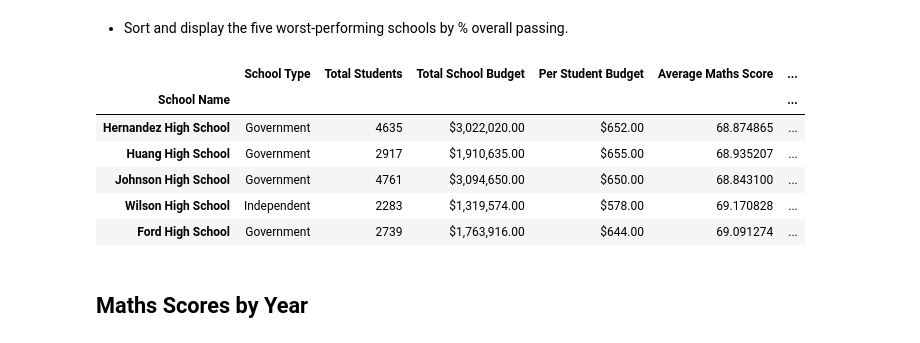
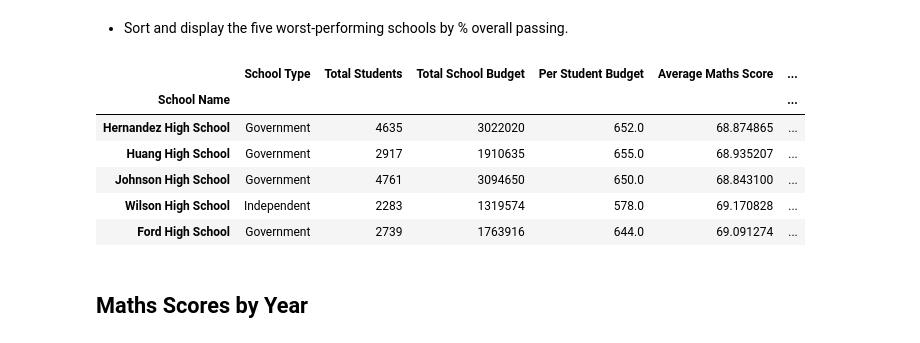
Before and after one commit to KTamas03/pandas-challenge, a Jupyter notebook: PyCitySchools/PyCitySchools_KTamas.ipynb, the cells around one changed output. Saved outputs shown, nothing was run; the diff lists cells and outputs as text; code cells hidden in the pictures.

```diff
--- a/PyCitySchools/PyCitySchools_KTamas.ipynb
+++ b/PyCitySchools/PyCitySchools_KTamas.ipynb
@@ -203,18 +196,18 @@ df_school_summary.head()
 ## Bottom Performing Schools (By % Overall Passing)
 # %% [markdown]
 * Sort and display the five worst-performing schools by % overall passing.
-# %%
-df_school_summary = df_school_summary.sort_values("% Overall Passing")
-df_school_summary.head()
-#save new dataframe "bottom_schools"
-# %% [output]
-|  | School Type | Total Students | Total School Budget | Per Student Budget | Average Maths Score | ... |
-| School Name |  |  |  |  |  | ... |
-| Hernandez High School | Government | 4635 | $3,022,020.00 | $652.00 | 68.874865 | ... |
-| Huang High School | Government | 2917 | $1,910,635.00 | $655.00 | 68.935207 | ... |
-| Johnson High School | Government | 4761 | $3,094,650.00 | $650.00 | 68.843100 | ... |
-| Wilson High School | Independent | 2283 | $1,319,574.00 | $578.00 | 69.170828 | ... |
-| Ford High School | Government | 2739 | $1,763,916.00 | $644.00 | 69.091274 | ... |
+# %%
+#create new dataframe "bottom_schools"
+df_bottom_schools = df_per_school_summary.sort_values("% Overall Passing")
+df_bottom_schools.head()
+# %% [output]
+|  | School Type | Total Students | Total School Budget | Per Student Budget | Average Maths Score | ... |
+| School Name |  |  |  |  |  | ... |
+| Hernandez High School | Government | 4635 | 3022020 | 652.0 | 68.874865 | ... |
+| Huang High School | Government | 2917 | 1910635 | 655.0 | 68.935207 | ... |
+| Johnson High School | Government | 4761 | 3094650 | 650.0 | 68.843100 | ... |
+| Wilson High School | Independent | 2283 | 1319574 | 578.0 | 69.170828 | ... |
+| Ford High School | Government | 2739 | 1763916 | 644.0 | 69.091274 | ... |
 # %% [markdown]
 ## Maths Scores by Year
 # %% [markdown]
```
Also changed, not shown: parts of 13 cells of this notebook, 2 other files.
